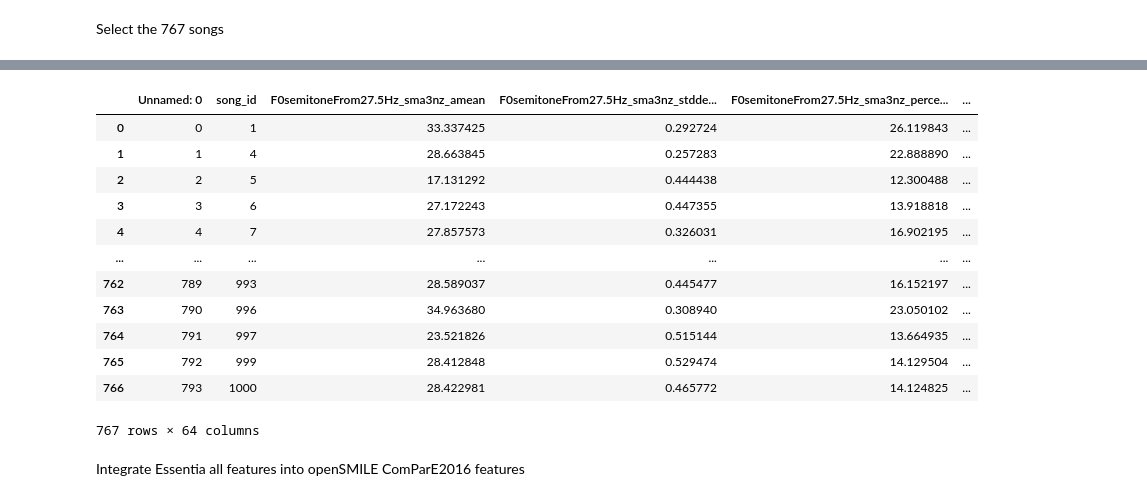
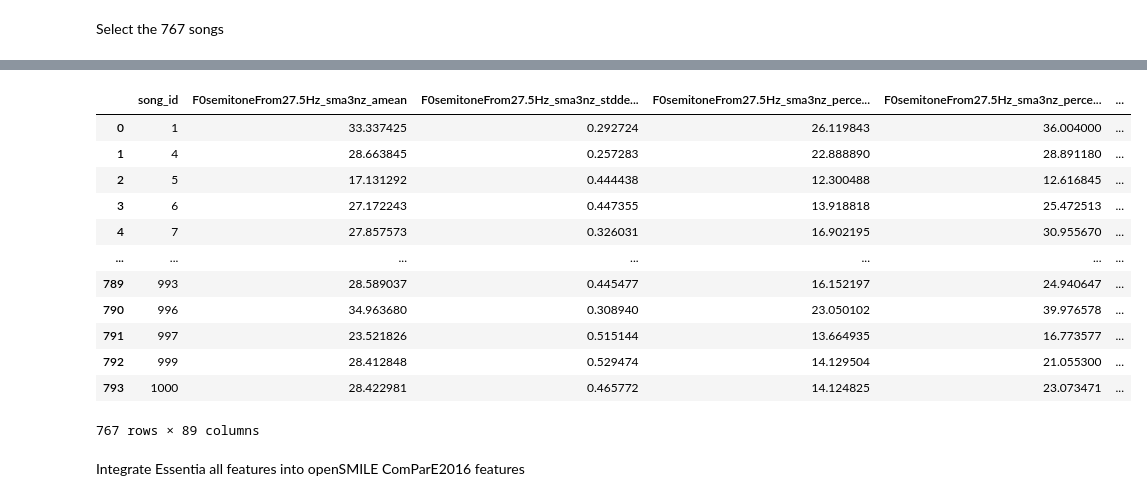
Before and after one commit to Fe-56/CDeeS, a Jupyter notebook: research/notebooks/PMEmo/pmemo_preprocessing.ipynb, the cells around one changed output, grey strips where cells are left out. Cells and saved outputs as stored; diff of their text form; code cells hidden in the pictures.

```diff
--- a/research/notebooks/PMEmo/pmemo_preprocessing.ipynb
+++ b/research/notebooks/PMEmo/pmemo_preprocessing.ipynb
@@ -650,20 +668,20 @@ df_pmemo_opensmile_egemaps_features
 # %%
-df_pmemo_opensmile_gemaps_features.to_csv(f'{PMEMO_EXTRACTED_FEATURES_FOLDER}/{OPENSMILE_EGEMAPS_FEATURES_CSV}')
-df_pmemo_opensmile_gemaps_features
+df_pmemo_opensmile_egemaps_features.to_csv(f'{PMEMO_EXTRACTED_FEATURES_FOLDER}/{OPENSMILE_EGEMAPS_FEATURES_CSV}', index=False)
+df_pmemo_opensmile_egemaps_features
 # %% [output]
-|  | Unnamed: 0 | song_id | F0semitoneFrom27.5Hz_sma3nz_amean | F0semitoneFrom27.5Hz_sma3nz_stdde... | F0semitoneFrom27.5Hz_sma3nz_perce... | ... |
-| 0 | 0 | 1 | 33.337425 | 0.292724 | 26.119843 | ... |
-| 1 | 1 | 4 | 28.663845 | 0.257283 | 22.888890 | ... |
-| 2 | 2 | 5 | 17.131292 | 0.444438 | 12.300488 | ... |
-| 3 | 3 | 6 | 27.172243 | 0.447355 | 13.918818 | ... |
-| 4 | 4 | 7 | 27.857573 | 0.326031 | 16.902195 | ... |
+|  | song_id | F0semitoneFrom27.5Hz_sma3nz_amean | F0semitoneFrom27.5Hz_sma3nz_stdde... | F0semitoneFrom27.5Hz_sma3nz_perce... | F0semitoneFrom27.5Hz_sma3nz_perce... | ... |
+| 0 | 1 | 33.337425 | 0.292724 | 26.119843 | 36.004000 | ... |
+| 1 | 4 | 28.663845 | 0.257283 | 22.888890 | 28.891180 | ... |
+| 2 | 5 | 17.131292 | 0.444438 | 12.300488 | 12.616845 | ... |
+| 3 | 6 | 27.172243 | 0.447355 | 13.918818 | 25.472513 | ... |
+| 4 | 7 | 27.857573 | 0.326031 | 16.902195 | 30.955670 | ... |
 | ... | ... | ... | ... | ... | ... | ... |
-| 762 | 789 | 993 | 28.589037 | 0.445477 | 16.152197 | ... |
-| 763 | 790 | 996 | 34.963680 | 0.308940 | 23.050102 | ... |
-| 764 | 791 | 997 | 23.521826 | 0.515144 | 13.664935 | ... |
-| 765 | 792 | 999 | 28.412848 | 0.529474 | 14.129504 | ... |
-| 766 | 793 | 1000 | 28.422981 | 0.465772 | 14.124825 | ... |
+| 789 | 993 | 28.589037 | 0.445477 | 16.152197 | 24.940647 | ... |
+| 790 | 996 | 34.963680 | 0.308940 | 23.050102 | 39.976578 | ... |
+| 791 | 997 | 23.521826 | 0.515144 | 13.664935 | 16.773577 | ... |
+| 792 | 999 | 28.412848 | 0.529474 | 14.129504 | 21.055300 | ... |
+| 793 | 1000 | 28.422981 | 0.465772 | 14.124825 | 23.073471 | ... |
-767 rows × 64 columns
+767 rows × 89 columns
 # %% [markdown]
 Integrate Essentia all features into openSMILE ComParE2016 features
 # %%
```
Also changed, not shown: parts of 34 cells of this notebook, 4 other files.
